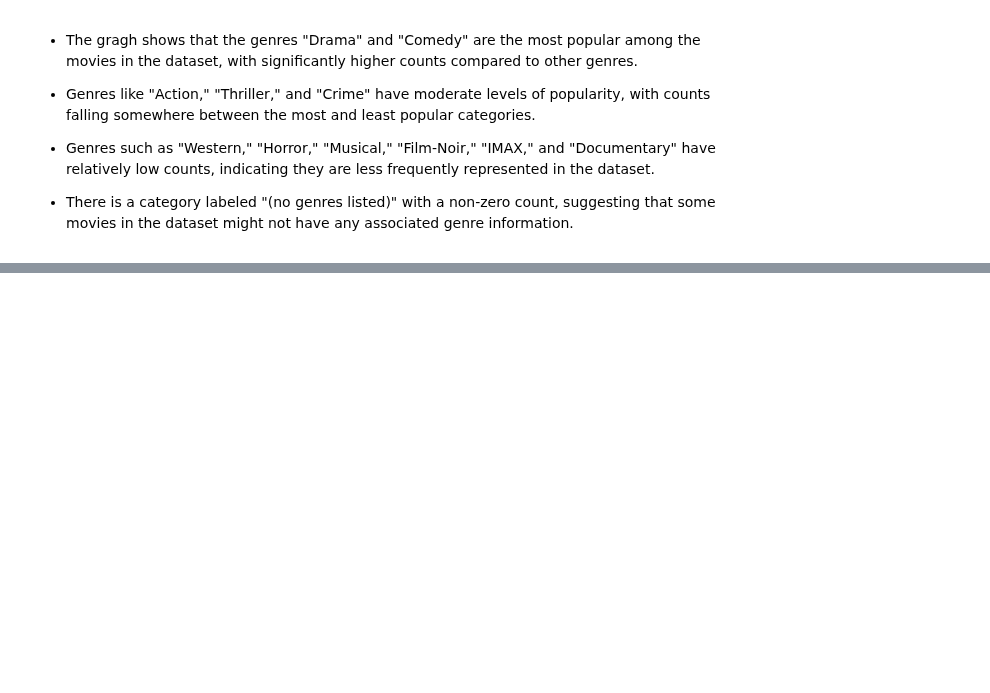
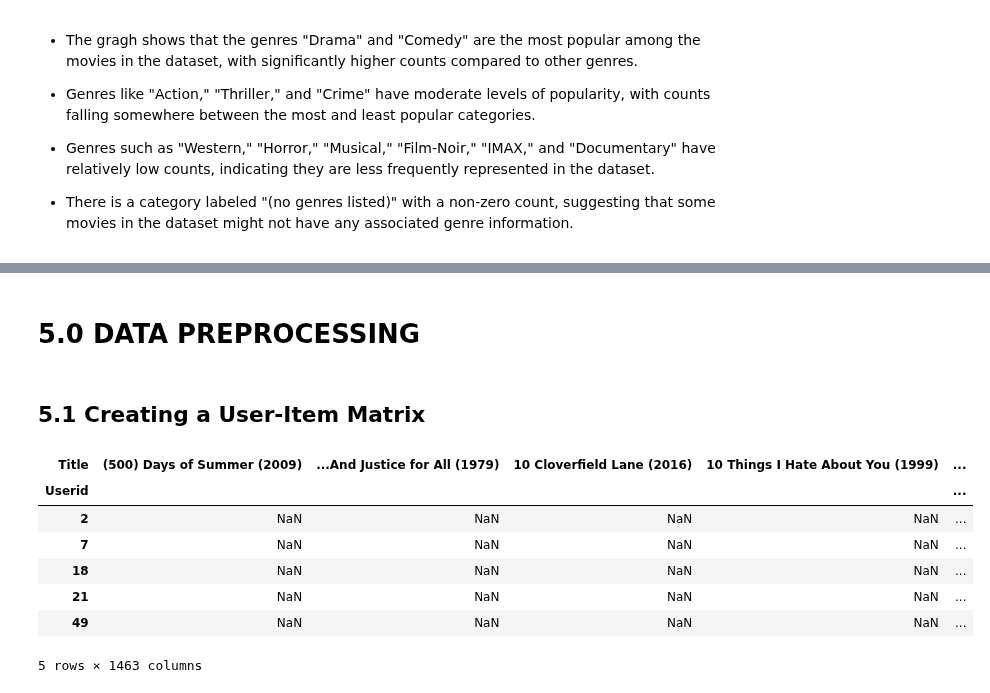
Before and after one commit to ruth-kitasi/Movielens-Recommendation-System, a Jupyter notebook: index.ipynb, the cells around one changed output, grey strips where cells are left out. Saved outputs shown, nothing was run; the diff lists cells and outputs as text; code cells hidden in the pictures; blank space fills up the shorter version.

```diff
--- a/index.ipynb
+++ b/index.ipynb
@@ -710,0 +701,18 @@ plt.show()
+# %% [markdown]
+# 5.0 DATA PREPROCESSING
+# %% [markdown]
+## 5.1 Creating a User-Item Matrix
+# %%
+#step 1: creating a user-item matrix
+user_item_matrix = Movies_df.pivot_table(index='Userid', columns='Title', values='Rating')
+
+user_item_matrix.head()
+# %% [output]
+| Title | (500) Days of Summer (2009) | ...And Justice for All (1979) | 10 Cloverfield Lane (2016) | 10 Things I Hate About You (1999) | ... |
+| Userid |  |  |  |  | ... |
+| 2 | NaN | NaN | NaN | NaN | ... |
+| 7 | NaN | NaN | NaN | NaN | ... |
+| 18 | NaN | NaN | NaN | NaN | ... |
+| 21 | NaN | NaN | NaN | NaN | ... |
+| 49 | NaN | NaN | NaN | NaN | ... |
+5 rows × 1463 columns
```
Also changed, not shown: parts of 20 cells of this notebook.
